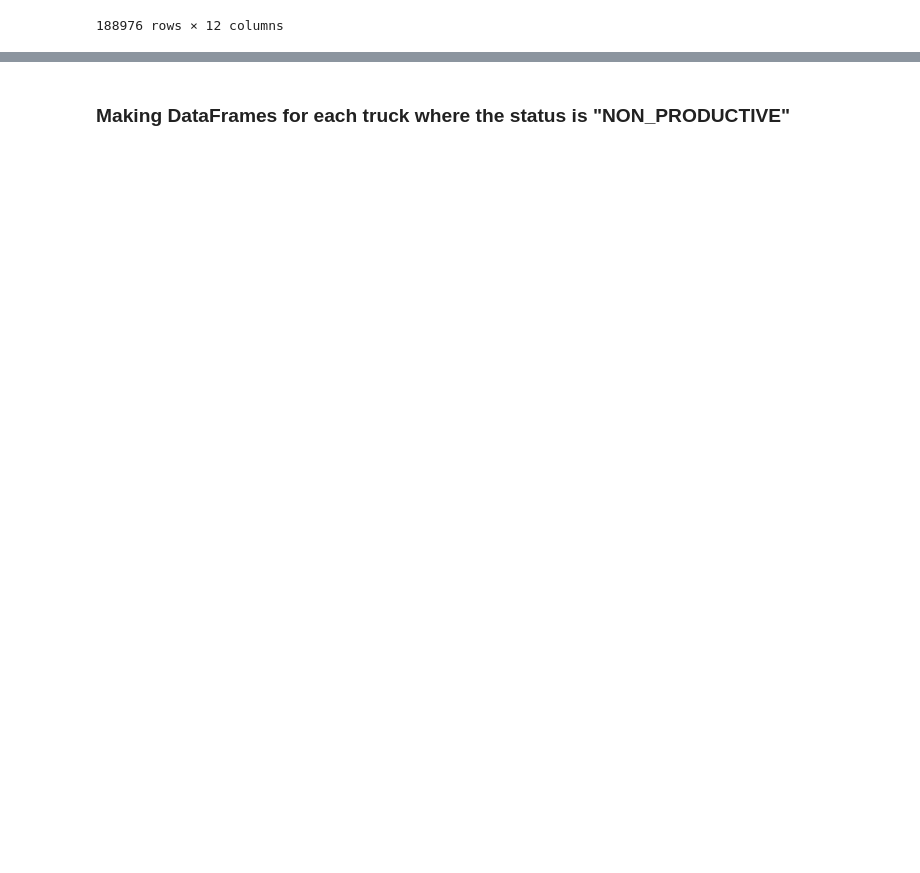
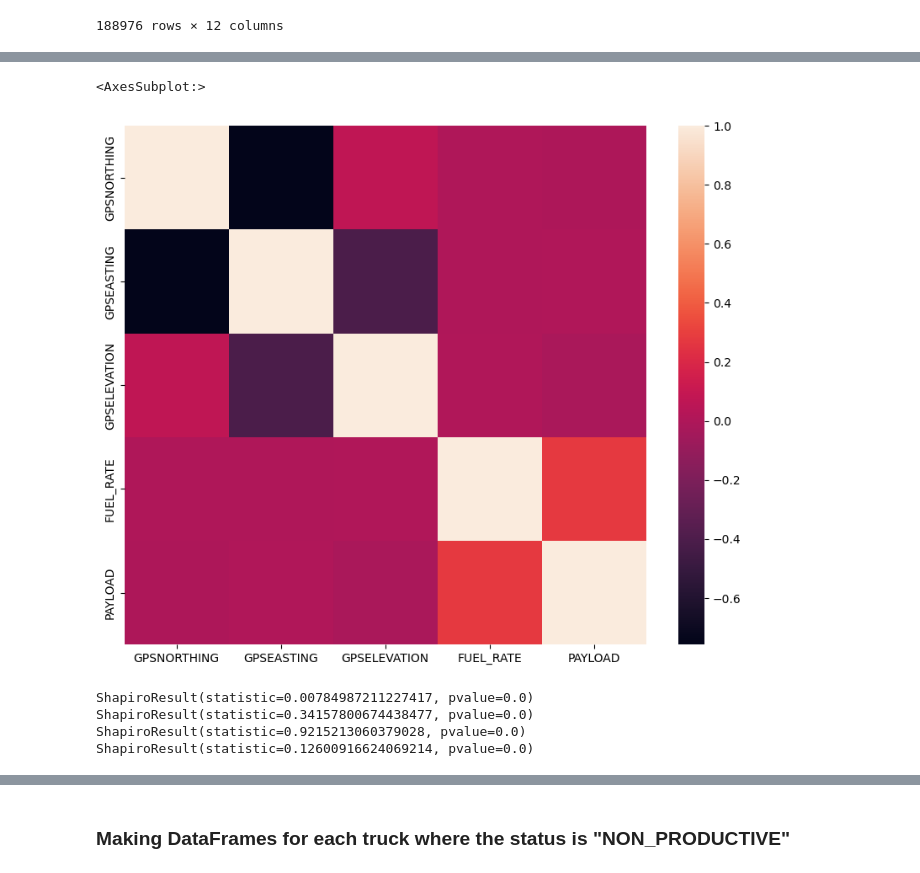
Before and after one commit to baumannkev/QDS_Hacks, a Jupyter notebook: Tracy_QDS_2023.ipynb, the cells around one changed output, grey strips where cells are left out. Drawn from its saved outputs; the diff is of its cells as text; code cells hidden in the pictures; blank space fills up the shorter version.

```diff
--- a/Tracy_QDS_2023.ipynb
+++ b/Tracy_QDS_2023.ipynb
@@ -307,0 +567,17 @@ print(len(df_copy['TRUCK_ID'].unique()))
+# %%
+sns.heatmap(df_copy.corr())
+# %% [output]
+<AxesSubplot:>
+[figure, added]
+# %%
+# Shapiro-Wilk tests for numerical predictors
+
+print(stats.shapiro(df_copy['GPSNORTHING']))
+print(stats.shapiro(df_copy['GPSEASTING']))
+print(stats.shapiro(df_copy['GPSELEVATION']))
+print(stats.shapiro(df_copy['FUEL_RATE']))
+# %% [output]
+ShapiroResult(statistic=0.00784987211227417, pvalue=0.0)
+ShapiroResult(statistic=0.34157800674438477, pvalue=0.0)
+ShapiroResult(statistic=0.9215213060379028, pvalue=0.0)
+ShapiroResult(statistic=0.12600916624069214, pvalue=0.0)
```
Also changed, not shown: parts of 31 cells of this notebook.
